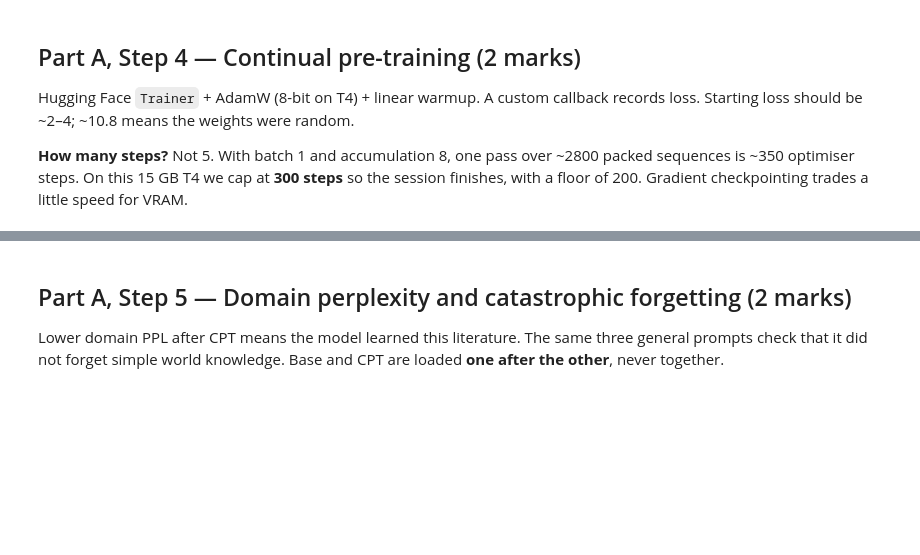
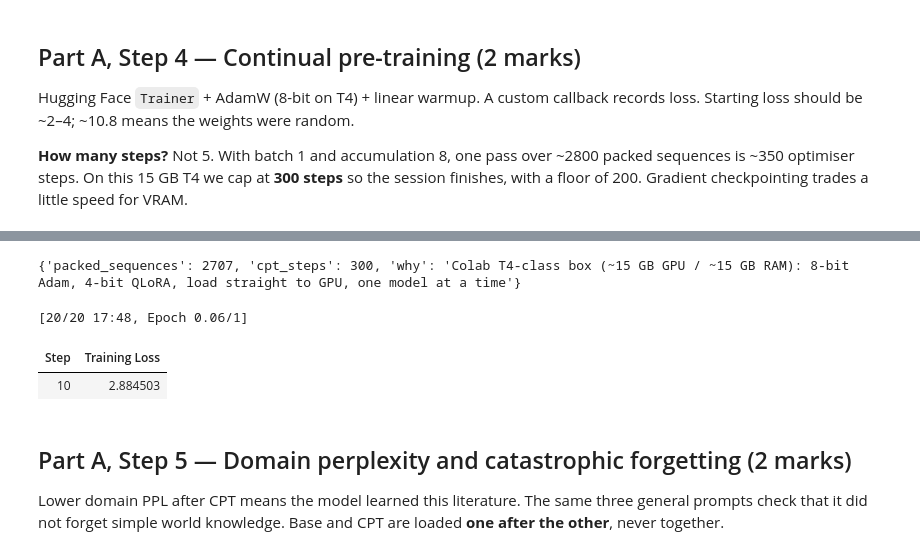
Before and after one commit to madhu-GG/bits_llm_assignment_1_sem3, a Jupyter notebook: Assignment1A.ipynb, the cells around one changed output, grey strips where cells are left out. Saved outputs shown, nothing was run; the diff lists cells and outputs as text; code cells hidden in the pictures; blank space fills up the shorter version.

Commit message:
Additional caching and memory cleanup before CPT. CPT Steps reduced to 20

```diff
--- a/Assignment1A.ipynb
+++ b/Assignment1A.ipynb
@@ -365,7 +377,6 @@ eval_texts = [p.read_text(encoding="utf-8") for p in eval_files]
 We reuse BioGPT's tokenizer (no custom vocab). Each document is wrapped with BOS/EOS, then all token ids are concatenated and sliced into 1024-token blocks so the GPU is never padded with zeros.
 # %%
 def encode_without_model_limit(tokenizer, text, chunk_chars=4000):
-    # encode() in small char chunks so a 200 KB paper does not become one giant Python list at once.
     ids = []
     for start in range(0, len(text), chunk_chars):
         ids.extend(tokenizer.encode(text[start:start + chunk_chars], add_special_tokens=False))
@@ -417,6 +428,10 @@ def tokenize_and_pack(files, parquet_path, model_id, sequence_length):
     gc.collect()
     return tokenizer, stats
 
+# Safely load splits if they are not in global memory
+if "train_files" not in globals():
+    train_files, eval_files = split_corpus_files(CLEAN_CORPUS)
+    eval_texts = [p.read_text(encoding="utf-8") for p in eval_files]
 
 tokenizer, packing_stats = tokenize_and_pack(train_files, PACKED_PARQUET, MODEL_ID, SEQUENCE_LENGTH)
 print(json.dumps(packing_stats, indent=2))
@@ -536,19 +641,37 @@ def train_cpt(model, tokenizer, dataset, output_dir, max_steps, learning_rate=5e
     if tokenizer.pad_token_id is None:
         tokenizer.pad_token = tokenizer.eos_token
     callback = LossHistoryCallback()
-    kwargs = trainer_memory_kwargs(RUNTIME, BUDGET)
-    # 8-bit Adam is what makes 1.5B CPT fit in 15 GB. Fall back only if bitsandbytes is missing.
+    mem_kwargs = trainer_memory_kwargs(RUNTIME, BUDGET)
+
+    # 8-bit Adam optimization configurations
     try:
         import bitsandbytes  # noqa: F401
+        opt_val = "adamw_bnb_8bit"
     except ImportError:
-        kwargs["optim"] = "adamw_torch"
+        opt_val = "adamw_torch"
         warnings.warn("bitsandbytes not found; using adamw_torch. CPT may OOM on a 15 GB T4.")
+
+    # Map warmup_ratio to explicit warmup_steps for compatibility
+    ratio = BUDGET.get("warmup_ratio", 0.1)
+    computed_warmup_steps = int(max_steps * ratio)
+
+    # Explicitly compile training arguments with calculated warmup steps
     args = TrainingArguments(
         output_dir=str(output_dir),
         max_steps=max_steps,
         learning_rate=learning_rate,
-        **kwargs,
+        per_device_train_batch_size=BUDGET.get("per_device_train_batch_size", 1),
+        gradient_accumulation_steps=BUDGET.get("gradient_accumulation_steps", 8),
+        warmup_steps=computed_warmup_steps,
+        weight_decay=mem_kwargs.get("weight_decay", 0.01),
+        optim=opt_val,
+        fp16=mem_kwargs.get("fp16", False),
+        bf16=mem_kwargs.get("bf16", True if RUNTIME["dtype"] == "bfloat16" else False),
+        gradient_checkpointing=True,
+        logging_steps=mem_kwargs.get("logging_steps", 10),
+        save_steps=mem_kwargs.get("save_steps", 100),
     )
+
     trainer = Trainer(model=model, args=args, train_dataset=dataset, callbacks=[callback])
     trainer.train()
     output_dir.mkdir(parents=True, exist_ok=True)
@@ -567,35 +690,49 @@ def plot_loss_history(history, output_path):
     fig, ax = plt.subplots(figsize=(8, 4))
     ax.plot([row["step"] for row in history], [row["loss"] for row in history], marker="o", markersize=3)
     ax.set_title("CPT training loss")
     ax.set_xlabel("Training step")
     ax.set_ylabel("Loss")
     ax.grid(alpha=0.25)
     fig.tight_layout()
     fig.savefig(output_path, dpi=140)
     plt.show()
     plt.close(fig)
 
 
+# Recover packing_stats from saved JSON if missing in current session namespace
+if "packing_stats" not in globals():
+    stats_path = OUTPUTS / "packing_stats.json"
+    if stats_path.exists():
+        packing_stats = json.loads(stats_path.read_text(encoding="utf-8"))
+    else:
+        raise NameError("packing_stats is not defined in memory, and packing_stats.json is missing.")
+
 n_sequences = packing_stats["packed_sequences"]
 cpt_steps = cpt_steps_for_dataset(n_sequences, BUDGET)
 print({"packed_sequences": n_sequences, "cpt_steps": cpt_steps, "why": BUDGET["reason"]})
+test_cpt_steps = 20
 
 if not RUNTIME["cuda"] or cpt_steps <= 0:
     print("No CUDA GPU detected. Data prep is done; CPT/SFT need a T4 runtime. Re-run this notebook with a GPU.")
 else:
     cpt_model = load_causal_lm(MODEL_ID, MODEL_REVISION, four_bit=False, gradient_checkpointing=True, runtime=RUNTIME)
-    history = train_cpt(cpt_model, tokenizer, PackedTextDataset(PACKED_PARQUET), CPT_DIR, max_steps=cpt_steps)
+    history = train_cpt(cpt_model, tokenizer, PackedTextDataset(PACKED_PARQUET), CPT_DIR, max_steps=test_cpt_steps)
     (OUTPUTS / "cpt_loss_history.json").write_text(json.dumps(history, indent=2), encoding="utf-8")
     plot_loss_history(history, OUTPUTS / "cpt_loss_curve.png")
     print({
         "initial_logged_loss": history[0]["loss"] if history else None,
         "final_logged_loss": history[-1]["loss"] if history else None,
-        "steps": cpt_steps,
+        "steps": test_cpt_steps,
         "checkpoint": str(CPT_DIR),
     })
     release_model_memory(cpt_model)
     cpt_model = None
 memory_snapshot("after_cpt")
+# %% [output]
+{'packed_sequences': 2707, 'cpt_steps': 300, 'why': 'Colab T4-class box (~15 GB GPU / ~15 GB RAM): 8-bit Adam, 4-bit QLoRA, load straight to GPU, one model at a time'}
+[20/20 17:48, Epoch 0.06/1]
+| Step | Training Loss |
+| 10 | 2.884503 |
 # %% [markdown]
 ## Part A, Step 5 — Domain perplexity and catastrophic forgetting (2 marks)
 
```
Also changed, not shown: parts of 6 cells of this notebook.
